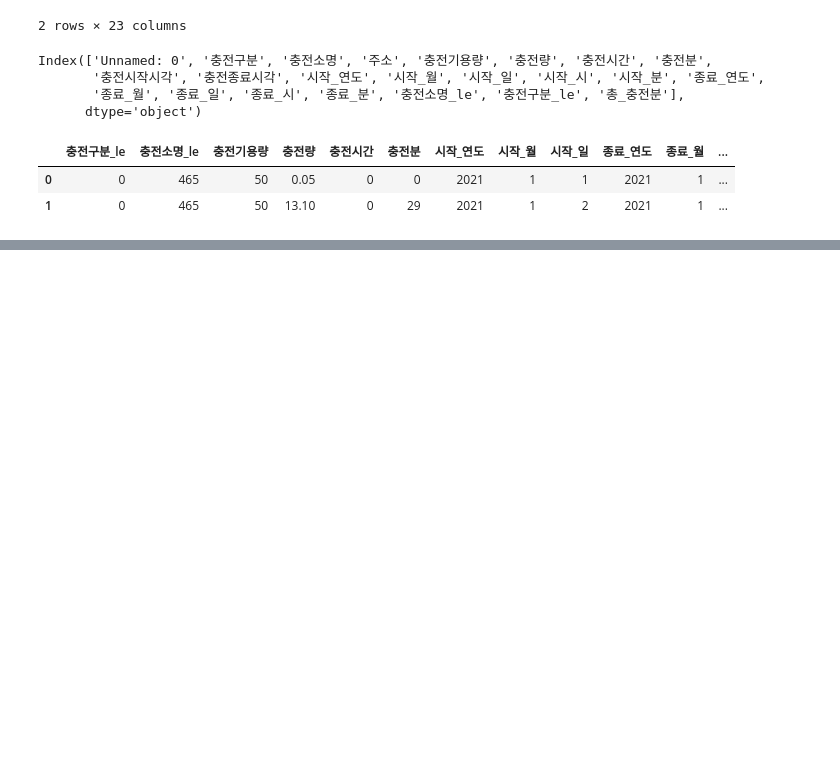
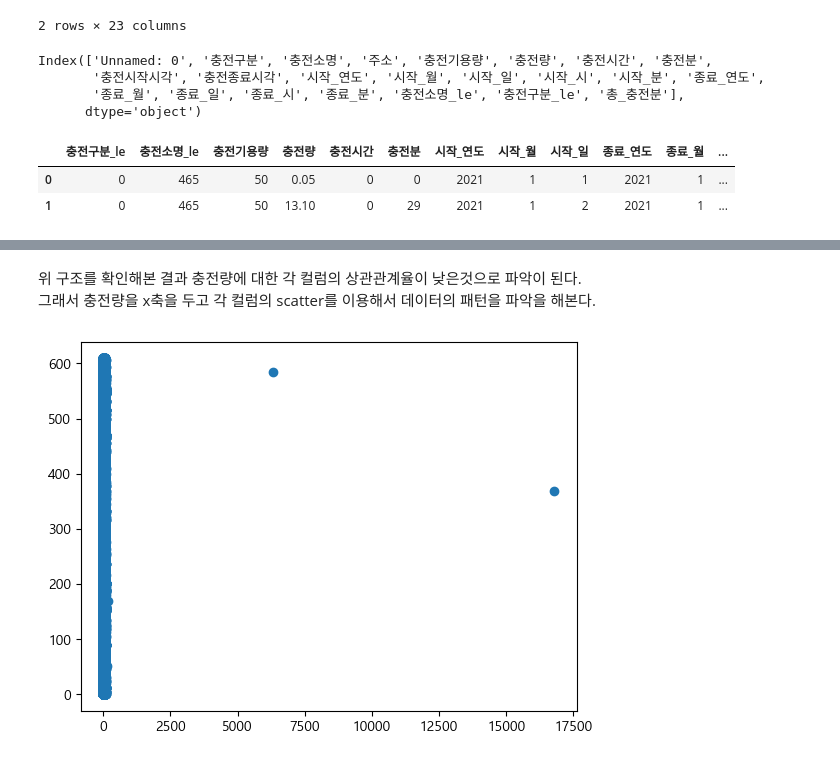
Before and after one commit to yangjik/yang.study, a Jupyter notebook: 새싹교육/미니프로젝트/서울시전기차충전소충전량_두번째프로젝트/서울시_전기차_충전량_분석.ipynb, the cells around one changed output, grey strips where cells are left out. Cells and saved outputs as stored; diff of their text form; code cells hidden in the pictures; blank space fills up the shorter version.

```diff
--- a/새싹교육/미니프로젝트/서울시전기차충전소충전량_두번째프로젝트/서울시_전기차_충전량_분석.ipynb
+++ b/새싹교육/미니프로젝트/서울시전기차충전소충전량_두번째프로젝트/서울시_전기차_충전량_분석.ipynb
@@ -185,0 +218,8 @@ plt.show()
+# %% [markdown]
+위 구조를 확인해본 결과 충전량에 대한 각 컬럼의 상관관계율이 낮은것으로 파악이 된다.<br>
+그래서 충전량을 x축을 두고 각 컬럼의 scatter를 이용해서 데이터의 패턴을 파악을 해본다.
+# %%
+plt.scatter(data=df_total, x='충전량', y='충전소명_le')
+plt.show()
+# %% [output]
+[figure, added]
```
Also changed, not shown: parts of 9 cells of this notebook.
